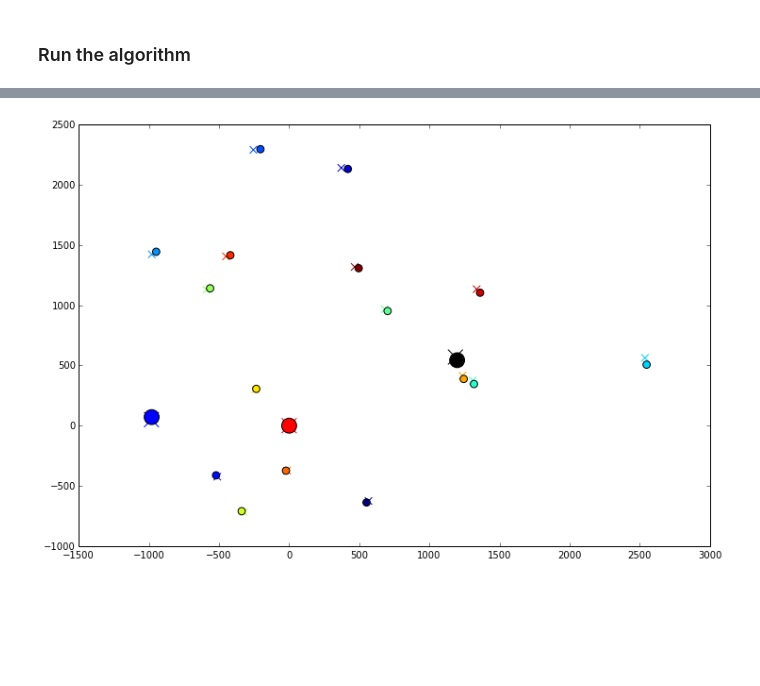
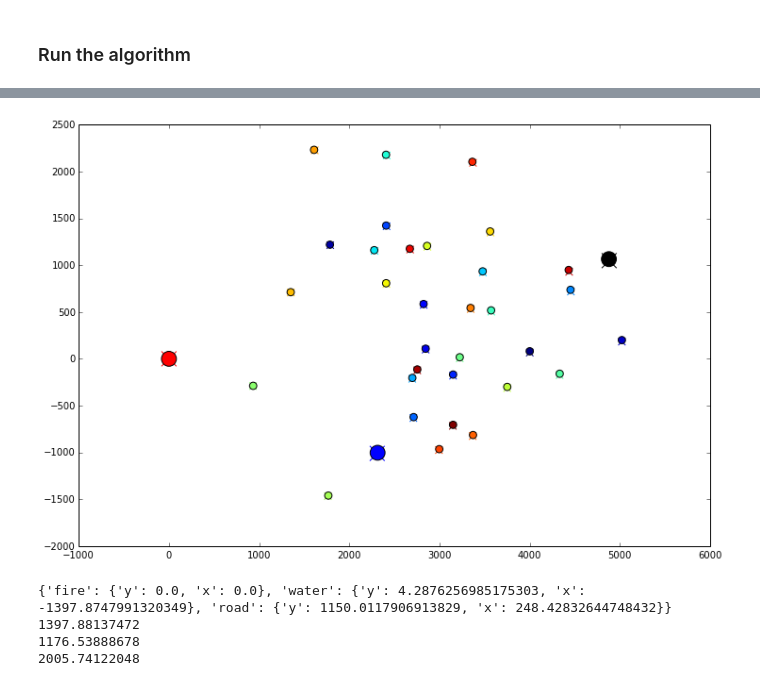
Before and after one commit to Taraxicum/geo_parser, a Jupyter notebook: Geographic Clustering-Test Case.ipynb, the cells around one changed output, grey strips where cells are left out. Saved outputs shown, nothing was run; the diff lists cells and outputs as text; code cells hidden in the pictures; blank space fills up the shorter version.

```diff
--- a/Geographic Clustering-Test Case.ipynb
+++ b/Geographic Clustering-Test Case.ipynb
@@ -240,6 +317,22 @@ def rotate(points, fixed_points, angle):
     A[1,1] = np.cos(angle)
 
     return np.transpose(np.dot(A, np.transpose(points[['x', 'y']].values))), np.dot(A, fp_to_array(fixed_points))
+# %%
+def compare_plots(true_p, hyp_p, true_fp, hyp_fp, rotation, reflection=None):
+    plt.figure(figsize=(12, 8))
+    pr, fpr = rotate(hyp_p, hyp_fp, rotation)
+    # negative x-values to make a reflection over the y-axis
+    if reflection is not None and reflection.lower() == 'y':
+        pr[:,0] = -pr[:,0]
+        fpr[0,:] = -fpr[0,:]
+    elif reflection is not None and reflection.lower() == 'x':
+        pr[:,1] = -pr[:,1]
+        fpr[1,:] = -fpr[1,:]
+    plt.scatter(pr[:, 0], pr[:, 1], c=range(0, len(pr[:,0])), marker='x', s=60)
+    plt.scatter(fpr[0,0], fpr[1, 0], c='red', marker='x', s=250)
+    plt.scatter(fpr[0,1], fpr[1, 1], c='blue', marker='x', s=250)
+    plt.scatter(fpr[0,2], fpr[1, 2], c='black', marker='x', s=250)
+    plot_results(true_p, hyp_p, true_fp, hyp_fp, inc_hyp=False)
 # %% [markdown]
 ### Run the algorithm
 # %%
@@ -340,13 +379,14 @@ plot_results(points, p, fixed_points, fp)
-# %%
-#A reflection and rotation is all it took to line up the original points and the hypothesized points
-#  a more precise rotation would have fit even better but makes it harder to see the Xs
-plt.figure(figsize=(12, 8))
-pr, fpr = rotate(p, fp, 7.7*np.pi/6)
-# negative x-values to make a reflection over the y-axis
-plt.scatter(-pr[:, 0], pr[:, 1], c=range(0, len(pr[:,0])), marker='x', s=60)
-plt.scatter(-fpr[0,0], fpr[1, 0], c='red', marker='x', s=250)
-plt.scatter(-fpr[0,1], fpr[1, 1], c='blue', marker='x', s=250)
-plt.scatter(-fpr[0,2], fpr[1, 2], c='black', marker='x', s=250)
-plot_results(points, p, fixed_points, fp, inc_hyp=False)
-# %% [output]
-[figure, removed]
+# %%
+compare_plots(points, p, fixed_points, fp, -.85*np.pi/12, "")
+# %% [output]
+[figure, added]
+# %%
+print fp
+print np.sqrt((fp['fire']['x'] - fp['water']['x'])**2 + (fp['fire']['y'] - fp['water']['y'])**2)
+print np.sqrt((fp['fire']['x'] - fp['road']['x'])**2 + (fp['fire']['y'] - fp['road']['y'])**2)
+print np.sqrt((fp['road']['x'] - fp['water']['x'])**2 + (fp['road']['y'] - fp['water']['y'])**2)
+# %% [output]
+{'fire': {'y': 0.0, 'x': 0.0}, 'water': {'y': 4.2876256985175303, 'x': -1397.8747991320349}, 'road': {'y': 1150.0117906913829, 'x': 248.42832644748432}}
+1397.88137472
+1176.53888678
+2005.74122048
```
Also changed, not shown: parts of 13 cells of this notebook.
